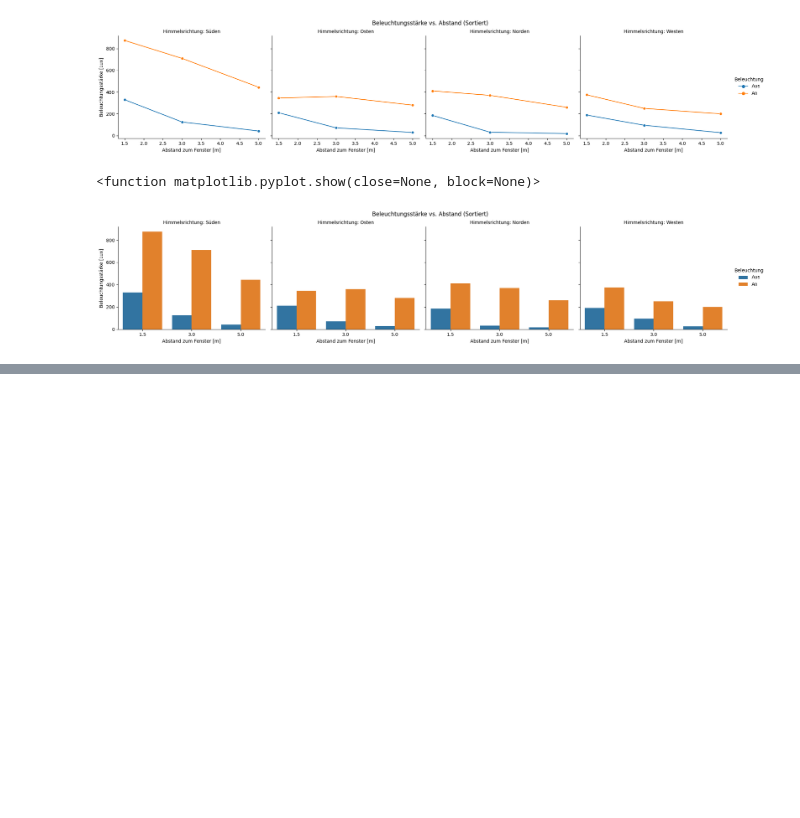
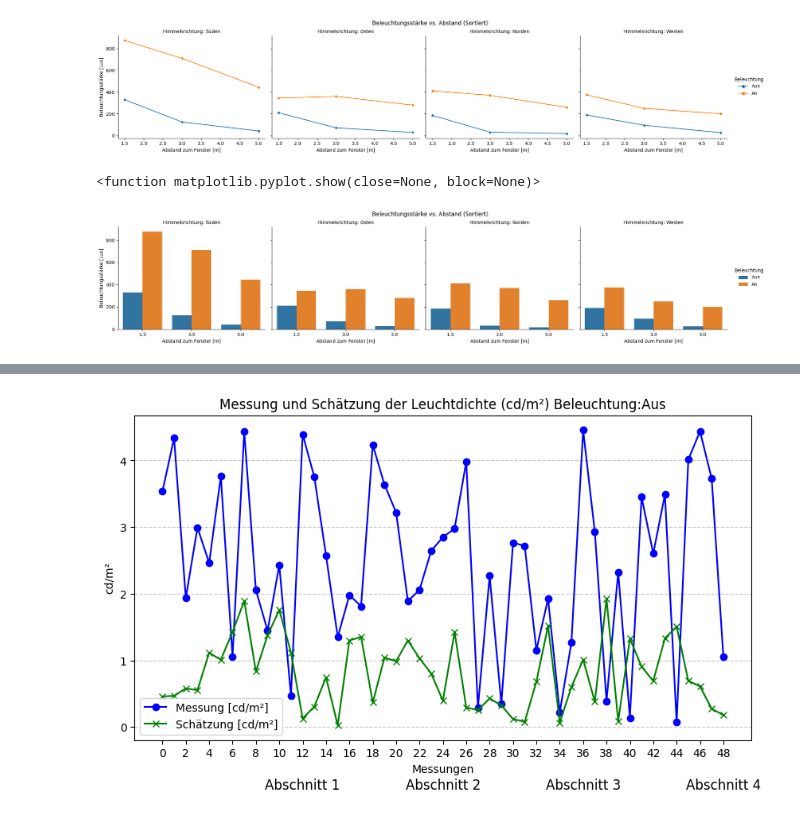
Before and after one commit to Nicola386/Code-Git, a Jupyter notebook: Validierung.ipynb, the cells around one changed output, grey strips where cells are left out. Saved outputs shown, nothing was run; the diff lists cells and outputs as text; code cells hidden in the pictures; blank space fills up the shorter version.

```diff
--- a/Validierung.ipynb
+++ b/Validierung.ipynb
@@ -1618,0 +1623,49 @@ plt.show()
+# %%
+import matplotlib.pyplot as plt
+import numpy as np
+
+# 1. Beispieldaten erstellen
+anzahl_messungen = 49
+messungen_x = np.arange(anzahl_messungen)
+messung_y = np.random.rand(anzahl_messungen) * 4.5
+schaetzung_y = np.random.rand(anzahl_messungen) * 2
+
+# Objektorientierter Ansatz für mehr Kontrolle
+fig, ax = plt.subplots(figsize=(10, 6))
+
+# 2. Graphen auf der Achse 'ax' plotten
+ax.plot(messungen_x, messung_y, marker='o', linestyle='-', color='blue', label='Messung [cd/m²]')
+ax.plot(messungen_x, schaetzung_y, marker='x', linestyle='-', color='green', label='Schätzung [cd/m²]')
+
+# --- ANPASSUNG DER X-ACHSE ---
+
+# 3. Die ursprünglichen, numerischen Ticks beibehalten
+ax.set_xticks(np.arange(0, anzahl_messungen, 2))
+
+# 4. Zusätzliche Text-Labels unterhalb der Achse hinzufügen
+label_positionen = [12, 24, 36, 48]
+label_texte = ['Abschnitt 1', 'Abschnitt 2', 'Abschnitt 3', 'Abschnitt 4']
+
+for position, text in zip(label_positionen, label_texte):
+    # ax.text() platziert Text an exakten Koordinaten
+    ax.text(position, -0.15, text,
+            ha='center',
+            transform=ax.get_xaxis_transform(),
+            fontsize=12)
+
+# --- ENDE DER ANPASSUNG ---
+
+# 5. Restliche Graphen-Details
+ax.set_title('Messung und Schätzung der Leuchtdichte (cd/m²) Beleuchtung:Aus')
+ax.set_xlabel('Messungen')
+ax.set_ylabel('cd/m²')
+ax.legend()
+ax.grid(axis='y', linestyle='--', alpha=0.7)
+
+# Wichtig: Platz am unteren Rand schaffen für die neuen Labels
+plt.subplots_adjust(bottom=0.2)
+
+# 6. Graph anzeigen
+plt.show()
+# %% [output]
+[figure, added]
```
Also changed, not shown: parts of 2 cells of this notebook.
